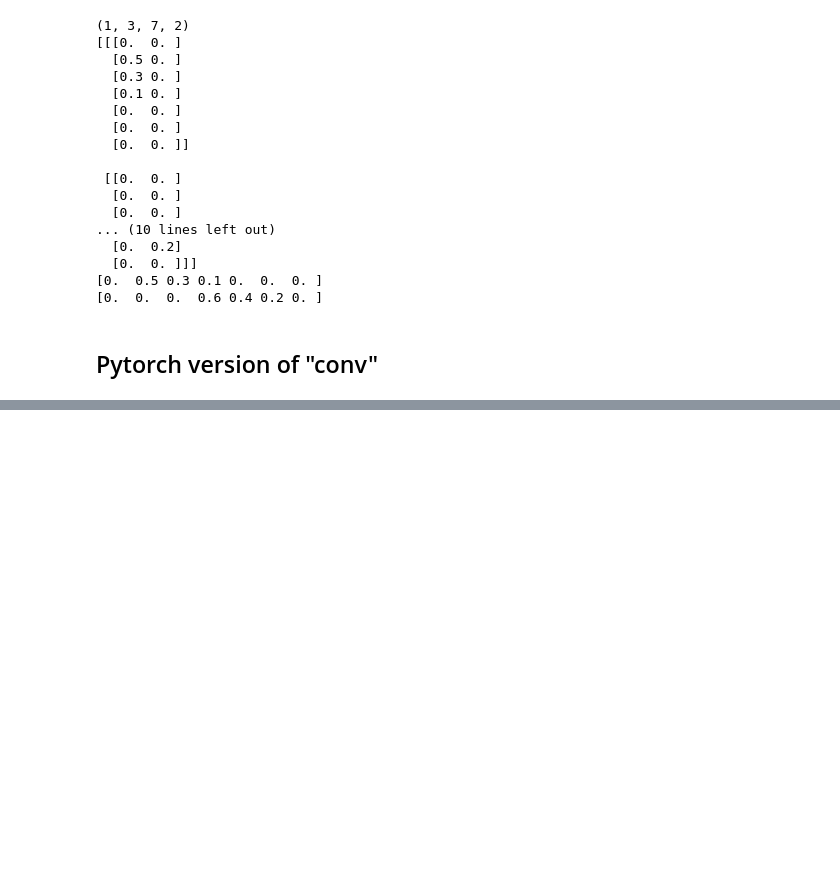
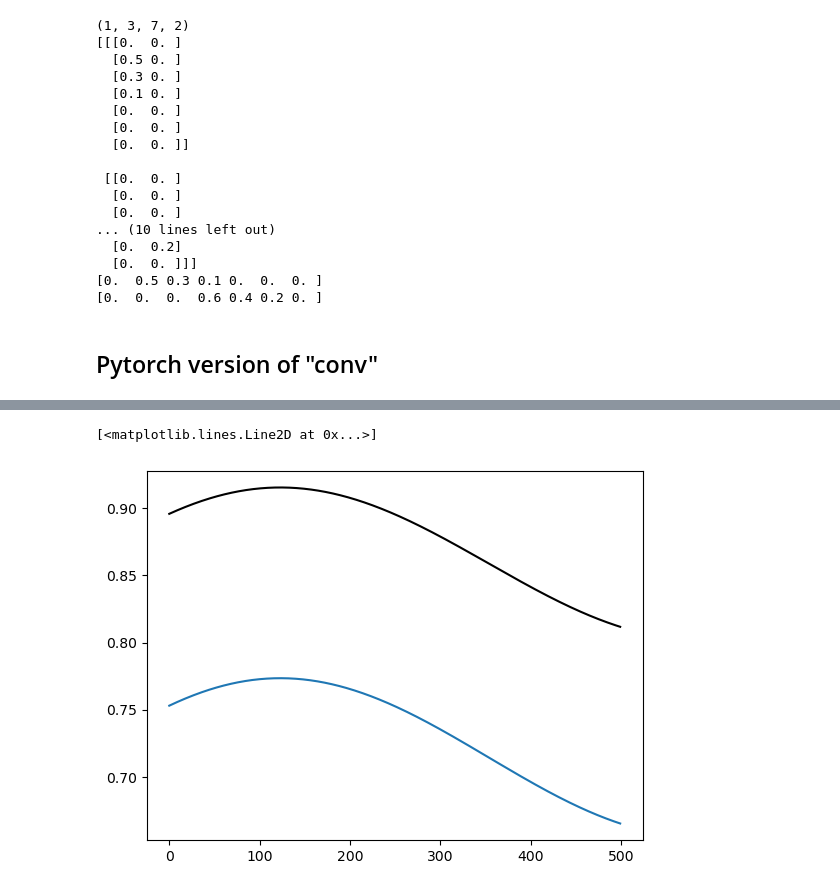
Before and after one commit to Qi-Xin/FC-GPFA, a Jupyter notebook: Decoder&Encoder.ipynb, the cells around one changed output, grey strips where cells are left out. Saved outputs shown, nothing was run; the diff lists cells and outputs as text; code cells hidden in the pictures; blank space fills up the shorter version.

```diff
--- a/Decoder&Encoder.ipynb
+++ b/Decoder&Encoder.ipynb
@@ -839,0 +938,6 @@ Learned b: tensor([5.0209])
+# %%
+plt.plot(time_varying_coef[0,2,:1,npadding:].T, 'k')
+plt.plot(model.time_varying_coef[0,2,:1,:].detach().numpy().T*model.beta_coupling[0][2].detach().numpy()[0,0,0])
+# %% [output]
+[<matplotlib.lines.Line2D at 0x...>]
+[figure, added]
```
Also changed, not shown: parts of 22 cells of this notebook.
